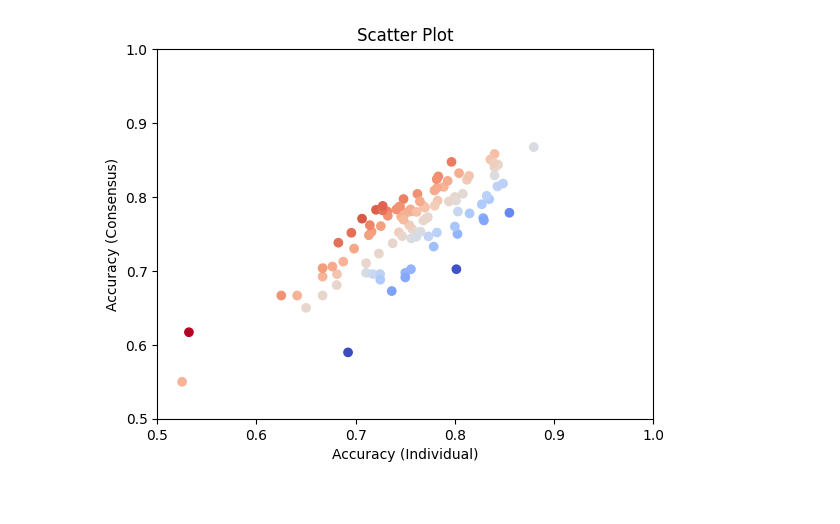
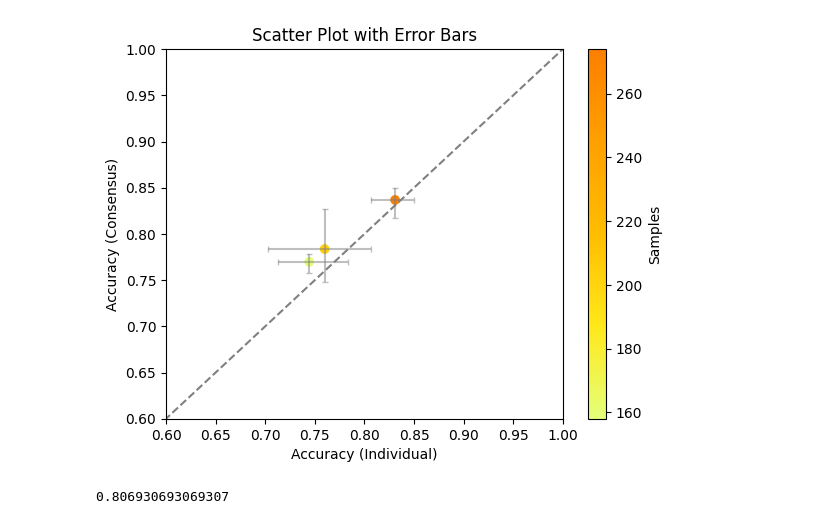
Before and after one commit to jangrove379/WeakBE-Net, a Jupyter notebook: notebooks/self_vs_consensus.ipynb, the cells around one changed output. Drawn from its saved outputs; the diff is of its cells as text; code cells hidden in the pictures.

Commit message:
added self vs consensus plots

```diff
--- a/notebooks/self_vs_consensus.ipynb
+++ b/notebooks/self_vs_consensus.ipynb
@@ -5,6 +6,6 @@ import matplotlib.pyplot as plt
 from sklearn.metrics import accuracy_score
 # %%
-labels = pd.read_csv('/data/archief/AMC-data/Barrett/LANS/lans_train_labels_with_ind.csv')
+labels = pd.read_csv('/data/archief/AMC-data/Barrett/LANS/lans_train_labels_with_ind_final.csv')
 cons = labels[["block_id", "dx"]]
 cons = cons[["block_id", "dx"]].replace({1: 0, 2: np.nan, 3: 1, 4: 2})
 cons = cons.dropna(subset=["dx"])
@@ -57,7 +73,16 @@ for path in range(1, 21):
+# %%
+results_agg = pd.DataFrame()
+results_agg[["mean_acc_ind", "mean_acc_cons", "diff_means"]] = results.groupby(["path"])[["accuracy_individual", "accuracy_consensus", "difference"]].mean()
+results_agg["min_ind"] = results.groupby(["path"])[["accuracy_individual"]].min()
+results_agg["max_ind"] = results.groupby(["path"])[["accuracy_individual"]].max()
+results_agg["min_cons"] = results.groupby(["path"])[["accuracy_consensus"]].min()
+results_agg["max_cons"] = results.groupby(["path"])[["accuracy_consensus"]].max()
+results_agg["samples"] = results.groupby(["path"])[["samples"]].max()
 # %%
+import numpy as np
 from sklearn.preprocessing import MinMaxScaler
 
 scaler = MinMaxScaler(feature_range=(0, 1))
-normalized_difference = scaler.fit_transform(difference.reshape(-1, 1))
-normalized_difference
+results_agg["normalized_difference"] = scaler.fit_transform(np.array(results_agg["diff_means"]).reshape(-1, 1))
+results_agg
 # %% [output]
@@ -81,12 +94,20 @@ array([[0.61270403],
-# %%
-import matplotlib.pyplot as plt
-
-plt.scatter(acc_individual, acc_consensus, c=normalized_difference, cmap="coolwarm")
-plt.xlabel("Accuracy (Individual)")
-plt.ylabel("Accuracy (Consensus)")
-plt.ylim(0.5, 1)
-plt.xlim(0.5, 1)
-plt.title("Scatter Plot")
-plt.show()
-# %% [output]
-[figure, removed]
+# %%
+plt.scatter(results_agg["mean_acc_ind"], results_agg["mean_acc_cons"], c=results_agg["samples"], cmap='Wistia')
+plt.errorbar(results_agg["mean_acc_ind"], results_agg["mean_acc_cons"], xerr=[results_agg["mean_acc_ind"] - results_agg["min_ind"], results_agg["max_ind"] - results_agg["mean_acc_ind"]], yerr=[results_agg["mean_acc_cons"] - results_agg["min_cons"], results_agg["max_cons"] - results_agg["mean_acc_cons"]], fmt=" ", ecolor="grey", capsize=2, alpha=0.5)
+plt.xlabel("Accuracy (Individual)")
+plt.ylabel("Accuracy (Consensus)")
+plt.ylim(0.6, 1)
+plt.xlim(0.6, 1)
+plt.title("Scatter Plot with Error Bars")
+plt.colorbar(label='Samples')
+plt.plot([0, 1], [0, 1], linestyle='--', color='gray')
+plt.show()
+# %% [output]
+[figure, added]
+# %%
+accuracy_score(
+                basis[(path, fold, "individual_labels")],
+                basis[(path, fold, "predictions")]
+            )
+# %% [output]
+0.806930693069307
```
Also changed, not shown: parts of 14 cells of this notebook, 2 other files.
